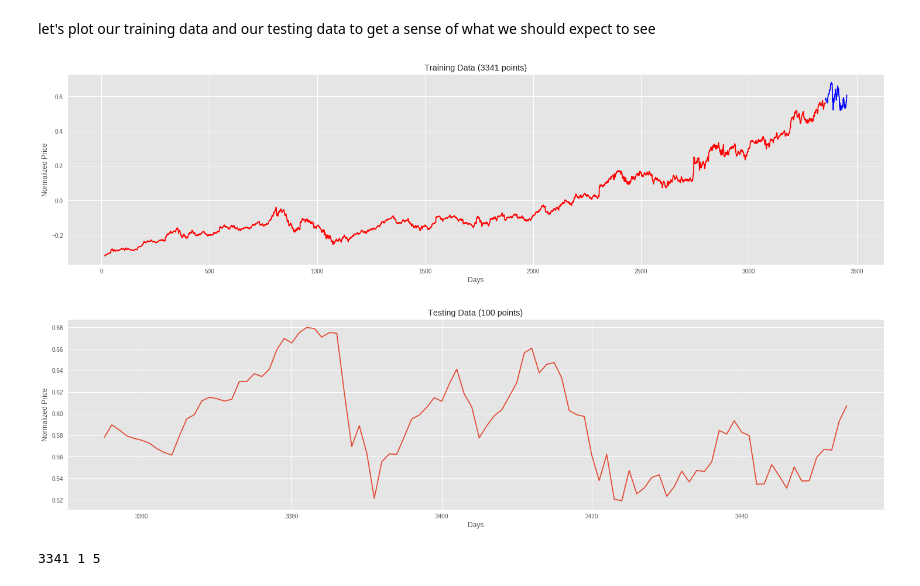
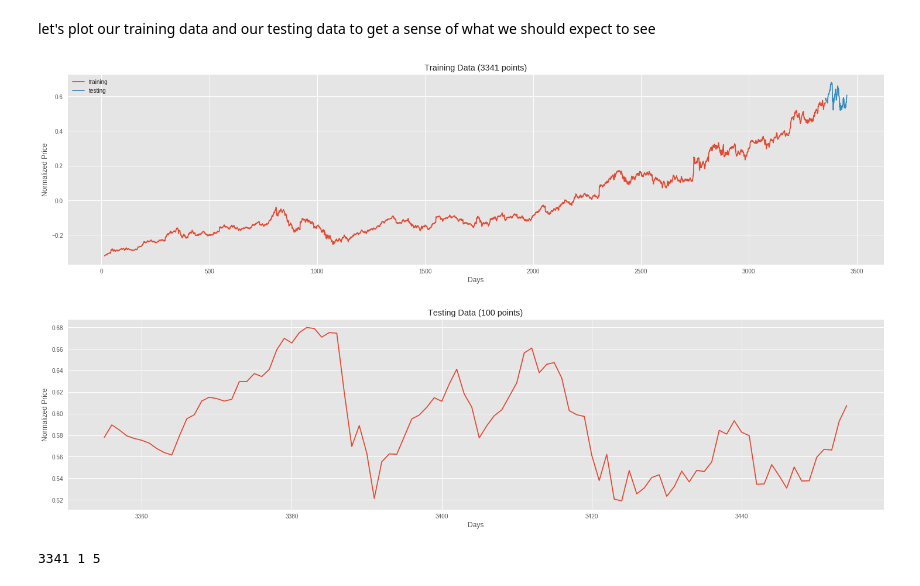
Before and after one commit to NamitraKali/Stock-Price-Prediction, a Jupyter notebook: RNN_Predictor.ipynb, the cells around one changed output. Cells and saved outputs as stored; diff of their text form; code cells hidden in the pictures.

```diff
--- a/RNN_Predictor.ipynb
+++ b/RNN_Predictor.ipynb
@@ -339,21 +339,22 @@ trainX, testX, trainY, testY = train_test_split(X, Y, test_size=100, shuffle=Fal
 let's plot our training data and our testing data to get a sense of what we should expect to see
 # %%
 plt.figure(figsize=(25, 6))
-trainY['CloseTarget'].plot(color='red', label='training')
-testY['CloseTarget'].plot(color='blue', label='testing')
+trainY['CloseTarget'].plot(label='training')
+testY['CloseTarget'].plot(label='testing')
 plt.title('Training Data ({} points)'.format(len(trainY)))
 plt.xlabel('Days')
 plt.ylabel('Normalized Price')
+plt.legend(loc='upper left')
 plt.show()
 
 plt.figure(figsize=(25, 6))
 testY['CloseTarget'].plot()
 plt.title('Testing Data ({} points)'.format(len(testY)))
 plt.xlabel('Days')
 plt.ylabel('Normalized Price')
 plt.show()
 # %% [output]
-[figure, old version]
+[figure, new version]
 [figure]
 # %%
 # Hyperparameters
```
